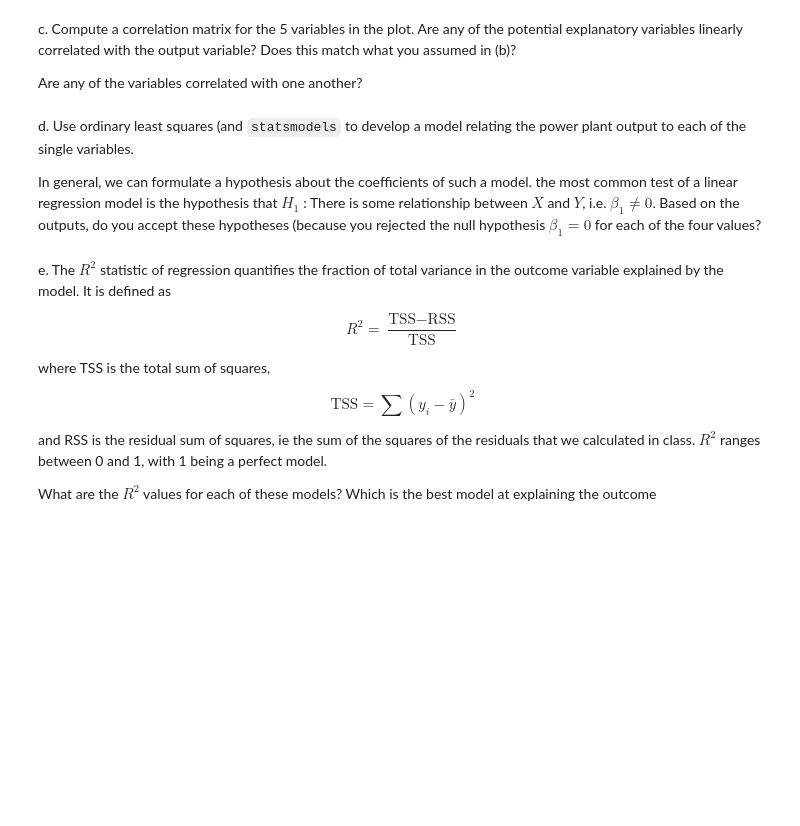
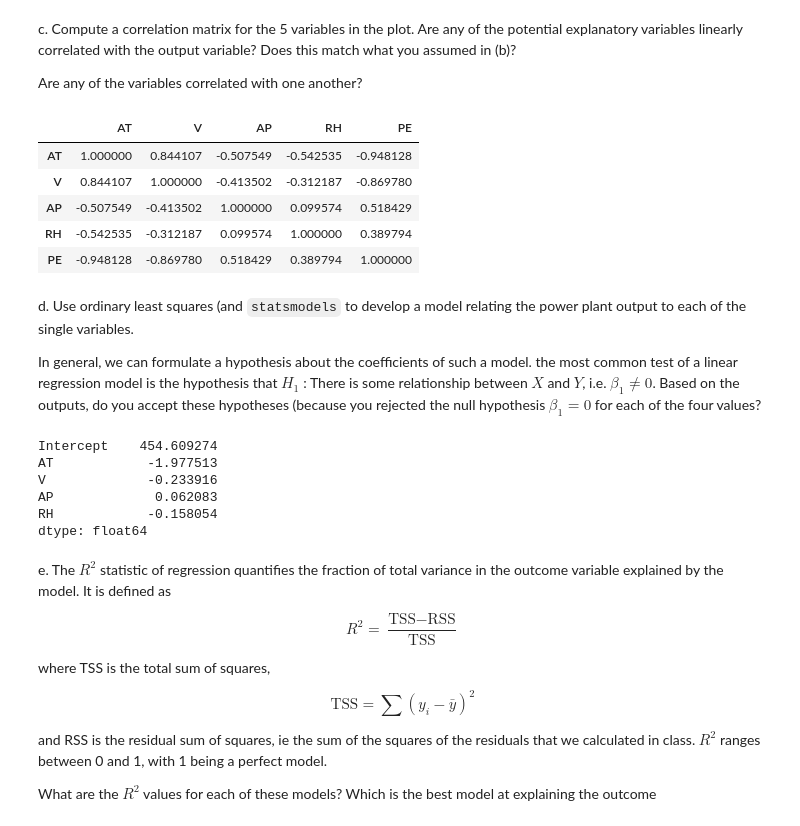
Before and after one commit to vivek-booshan/schulman, a Jupyter notebook: HW2/Homework2.ipynb, the cells around one changed output. Cells and saved outputs as stored; diff of their text form; code cells hidden in the pictures; blank space fills up the shorter version.

````diff
--- a/HW2/Homework2.ipynb
+++ b/HW2/Homework2.ipynb
@@ -79,10 +106,38 @@ b. Use a scatterplot to look at the relationship between each of the variables a
 c. Compute a correlation matrix for the 5 variables in the plot.  Are any of the potential explanatory variables linearly correlated with the output variable?  Does this match what you assumed in (b)?
 
 Are any of the variables correlated with one another?
+# %%
+ccpp.corr()
+
+# AT and V are well correlated with PE and with each other.
+# PE and AP have reasonable correlation.
+# RH and AT have a reasonable correlation.
+# Everything else (below |0.5|) is a weak correlation.
+# %% [output]
+|  | AT | V | AP | RH | PE |
+| AT | 1.000000 | 0.844107 | -0.507549 | -0.542535 | -0.948128 |
+| V | 0.844107 | 1.000000 | -0.413502 | -0.312187 | -0.869780 |
+| AP | -0.507549 | -0.413502 | 1.000000 | 0.099574 | 0.518429 |
+| RH | -0.542535 | -0.312187 | 0.099574 | 1.000000 | 0.389794 |
+| PE | -0.948128 | -0.869780 | 0.518429 | 0.389794 | 1.000000 |
 # %% [markdown]
 d. Use ordinary least squares (and ```statsmodels``` to develop a model relating the power plant output to each of the single variables.
 
 In general, we can formulate a hypothesis about the coefficients of such a model.  the most common test of a linear regression model is the hypothesis that $H_1$ : There is some relationship between $X$ and $Y$, i.e. $\beta_1 \ne 0$.  Based on the outputs, do you accept these hypotheses (because you rejected the null hypothesis $\beta_1 =0$ for each of the four values?
+# %%
+import statsmodels.formula.api as sm
+
+model = sm.ols(formula="PE ~ AT + V + AP + RH", data=ccpp)
+params = model.fit().params
+params
+# accept hypothesis for AT, V, and RH
+# %% [output]
+Intercept    454.609274
+AT            -1.977513
+V             -0.233916
+AP             0.062083
+RH            -0.158054
+dtype: float64
 # %% [markdown]
 e. The $R^2$ statistic of regression quantifies the fraction of total variance in the outcome variable explained by the model.  It is defined as
 
````
Also changed, not shown: parts of 8 cells of this notebook.
